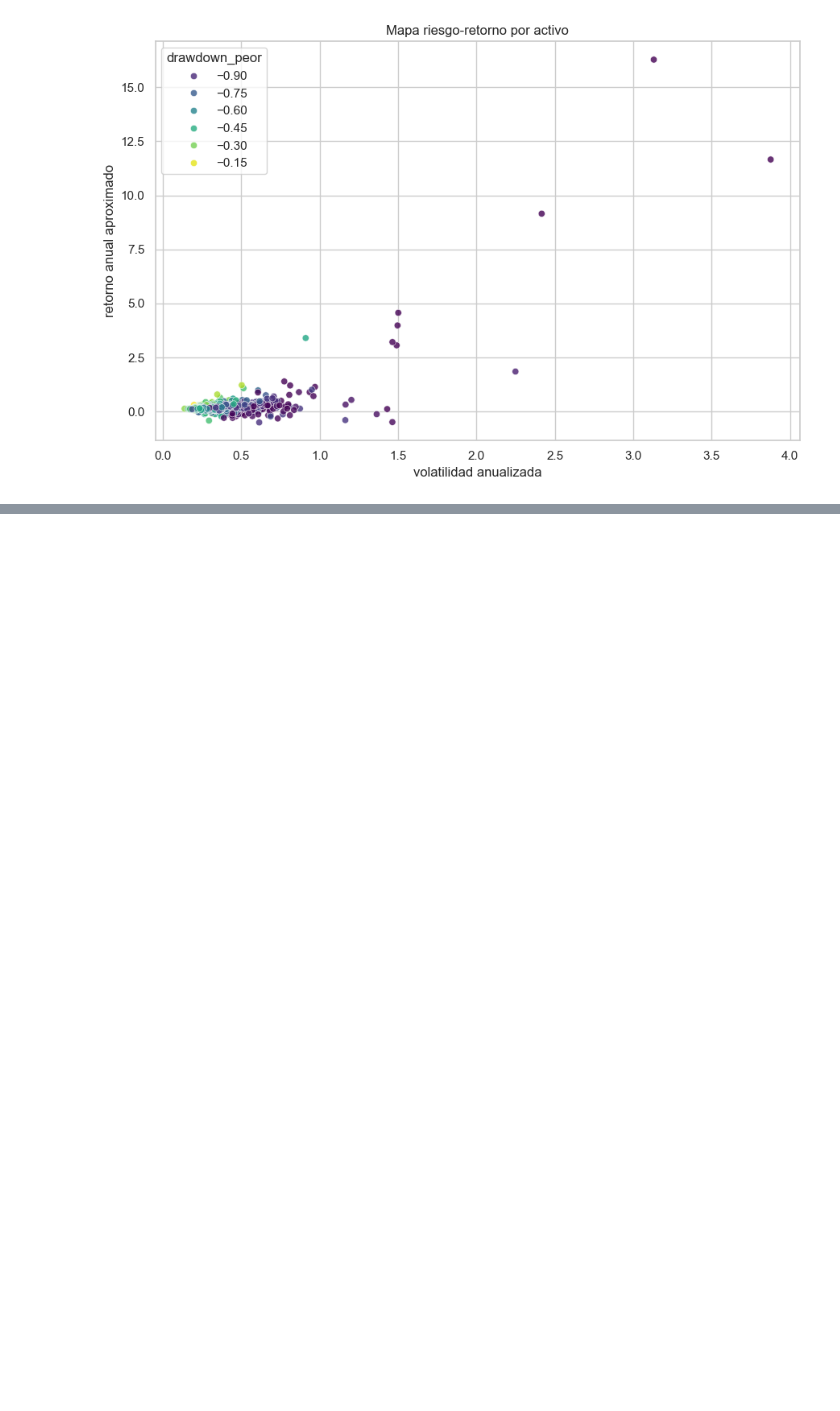
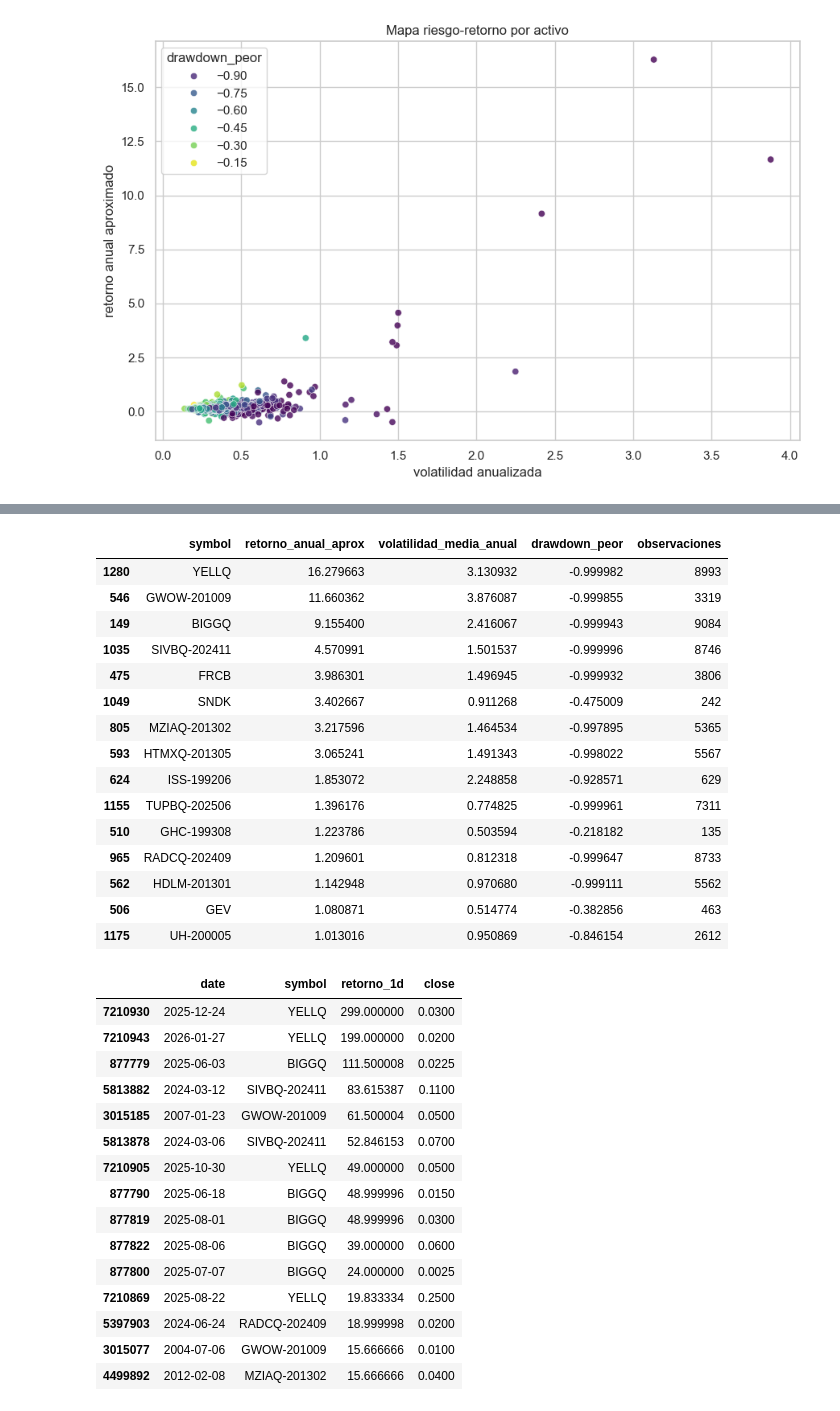
Before and after one commit to alonsodt/Algoritmos-de-Inversion-y-Backtesting, a Jupyter notebook: notebooks/02_eda_preparacion.ipynb, the cells around one changed output, grey strips where cells are left out. Saved outputs shown, nothing was run; the diff lists cells and outputs as text; code cells hidden in the pictures; blank space fills up the shorter version.

```diff
--- a/notebooks/02_eda_preparacion.ipynb
+++ b/notebooks/02_eda_preparacion.ipynb
@@ -285,20 +274,23 @@ Shape con features: (7250110, 14)
 # %%
 # Distribucion de retornos: colas y asimetria
-retornos_validos = datos_analisis_df["retorno_1d"].dropna()
-if len(retornos_validos) > 0:
-    q_inf = retornos_validos.quantile(0.01)
-    q_sup = retornos_validos.quantile(0.99)
-    retornos_plot = retornos_validos.clip(lower=q_inf, upper=q_sup)
+if "retorno_1d" not in datos_analisis_df.columns:
+    print("No existe retorno_1d en el dataset; no se puede graficar la distribucion.")
+else:
+    retornos_validos = datos_analisis_df["retorno_1d"].dropna()
+    if len(retornos_validos) > 0:
+        q_inf = retornos_validos.quantile(0.01)
+        q_sup = retornos_validos.quantile(0.99)
+        retornos_plot = retornos_validos.clip(lower=q_inf, upper=q_sup)
 
-    plt.figure(figsize=(10, 4))
-    sns.histplot(retornos_plot, bins=80, kde=True, color="teal")
-    plt.title("Distribucion de retornos diarios (winsorizada 1%-99%)")
-    plt.xlabel("retorno diario")
-    plt.tight_layout()
-    plt.show()
+        plt.figure(figsize=(10, 4))
+        sns.histplot(retornos_plot, bins=80, kde=True, color="teal")
+        plt.title("Distribucion de retornos diarios (winsorizada 1%-99%)")
+        plt.xlabel("retorno diario")
+        plt.tight_layout()
+        plt.show()
 
-# Dispersion riesgo-retorno por activo (si hay identificador de activo)
-if columna_activo is not None:
+# Dispersion riesgo-retorno por activo
+if columna_activo is not None and all(c in datos_analisis_df.columns for c in ["retorno_1d", "volatilidad_21d_anual", "drawdown"]):
     resumen_rr_df = (
         datos_analisis_df.groupby(columna_activo)
         .agg(
@@ -328,6 +320,8 @@ if columna_activo is not None:
         plt.ylabel("retorno anual aproximado")
         plt.tight_layout()
         plt.show()
+else:
+    print("Faltan columnas para el mapa riesgo-retorno (retorno_1d, volatilidad_21d_anual o drawdown).")
 # %% [output]
 [figure]
 [figure]
@@ -458,0 +431,47 @@ Variable de ranking disponible: ranking_activos_df
+# %%
+# Top activos por retorno anual aproximado (los de mas arriba en el grafico)
+top_retorno = (
+    resumen_rr_df
+    .sort_values("retorno_anual_aprox", ascending=False)
+    [[columna_activo, "retorno_anual_aprox", "volatilidad_media_anual", "drawdown_peor", "observaciones"]]
+    .head(15)
+)
+display(top_retorno)
+
+# Dias con retornos diarios extremos (positivos y negativos)
+cols_evento = [columna_fecha, columna_activo, "retorno_1d", columna_precio_referencia]
+display(datos_analisis_df.nlargest(15, "retorno_1d")[cols_evento])
+display(datos_analisis_df.nsmallest(15, "retorno_1d")[cols_evento])
+# %% [output]
+|  | symbol | retorno_anual_aprox | volatilidad_media_anual | drawdown_peor | observaciones |
+| 1280 | YELLQ | 16.279663 | 3.130932 | -0.999982 | 8993 |
+| 546 | GWOW-201009 | 11.660362 | 3.876087 | -0.999855 | 3319 |
+| 149 | BIGGQ | 9.155400 | 2.416067 | -0.999943 | 9084 |
+| 1035 | SIVBQ-202411 | 4.570991 | 1.501537 | -0.999996 | 8746 |
+| 475 | FRCB | 3.986301 | 1.496945 | -0.999932 | 3806 |
+| 1049 | SNDK | 3.402667 | 0.911268 | -0.475009 | 242 |
+| 805 | MZIAQ-201302 | 3.217596 | 1.464534 | -0.997895 | 5365 |
+| 593 | HTMXQ-201305 | 3.065241 | 1.491343 | -0.998022 | 5567 |
+| 624 | ISS-199206 | 1.853072 | 2.248858 | -0.928571 | 629 |
+| 1155 | TUPBQ-202506 | 1.396176 | 0.774825 | -0.999961 | 7311 |
+| 510 | GHC-199308 | 1.223786 | 0.503594 | -0.218182 | 135 |
+| 965 | RADCQ-202409 | 1.209601 | 0.812318 | -0.999647 | 8733 |
+| 562 | HDLM-201301 | 1.142948 | 0.970680 | -0.999111 | 5562 |
+| 506 | GEV | 1.080871 | 0.514774 | -0.382856 | 463 |
+| 1175 | UH-200005 | 1.013016 | 0.950869 | -0.846154 | 2612 |
+|  | date | symbol | retorno_1d | close |
+| 7210930 | 2025-12-24 | YELLQ | 299.000000 | 0.0300 |
+| 7210943 | 2026-01-27 | YELLQ | 199.000000 | 0.0200 |
+| 877779 | 2025-06-03 | BIGGQ | 111.500008 | 0.0225 |
+| 5813882 | 2024-03-12 | SIVBQ-202411 | 83.615387 | 0.1100 |
+| 3015185 | 2007-01-23 | GWOW-201009 | 61.500004 | 0.0500 |
+| 5813878 | 2024-03-06 | SIVBQ-202411 | 52.846153 | 0.0700 |
+| 7210905 | 2025-10-30 | YELLQ | 49.000000 | 0.0500 |
+| 877790 | 2025-06-18 | BIGGQ | 48.999996 | 0.0150 |
+| 877819 | 2025-08-01 | BIGGQ | 48.999996 | 0.0300 |
+| 877822 | 2025-08-06 | BIGGQ | 39.000000 | 0.0600 |
+| 877800 | 2025-07-07 | BIGGQ | 24.000000 | 0.0025 |
+| 7210869 | 2025-08-22 | YELLQ | 19.833334 | 0.2500 |
+| 5397903 | 2024-06-24 | RADCQ-202409 | 18.999998 | 0.0200 |
+| 3015077 | 2004-07-06 | GWOW-201009 | 15.666666 | 0.0100 |
+| 4499892 | 2012-02-08 | MZIAQ-201302 | 15.666666 | 0.0400 |
```
Also changed, not shown: parts of 16 cells of this notebook, 1 other file.
